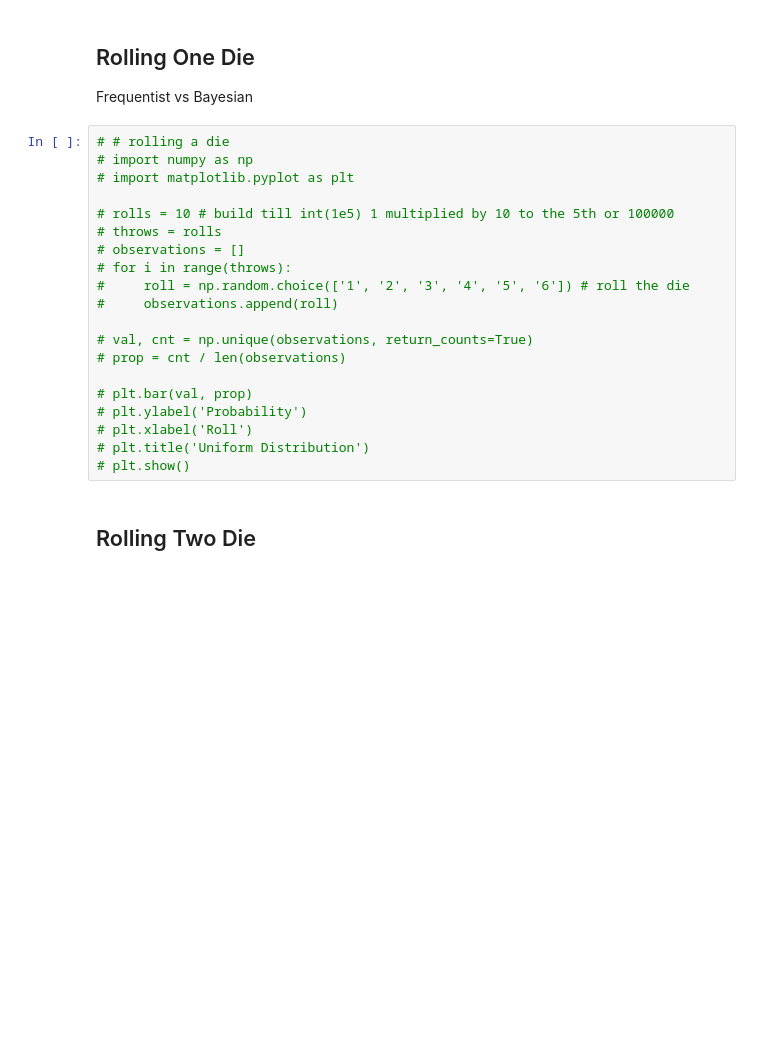
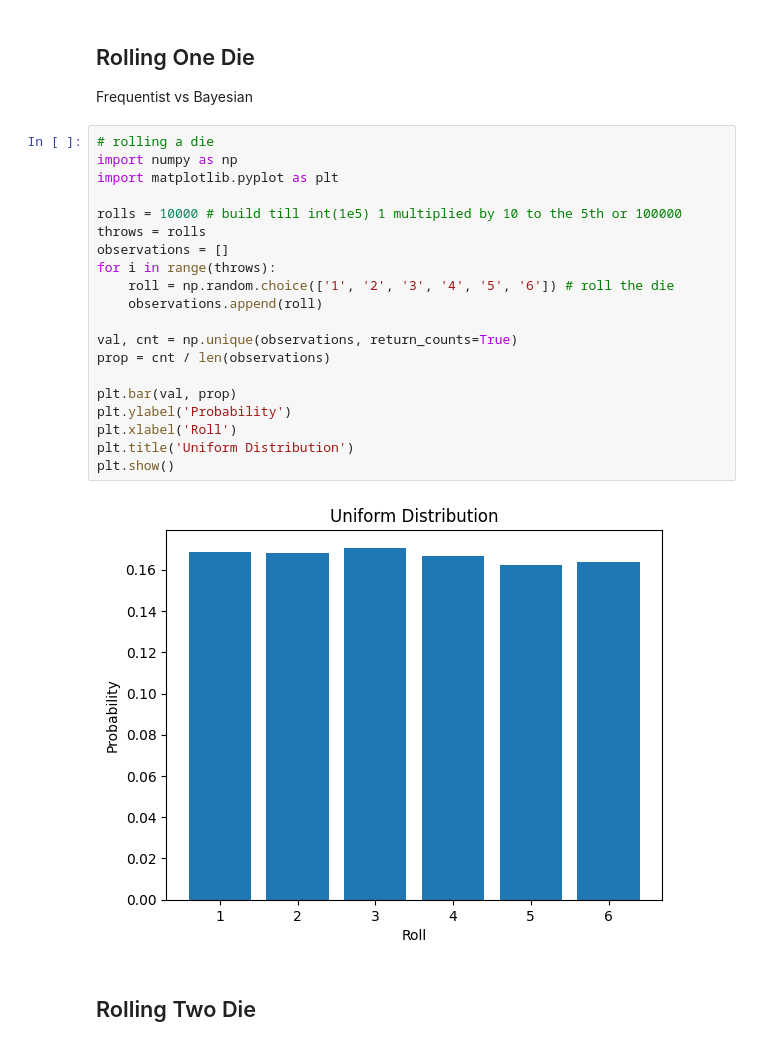
Before and after one commit to BeautyKabore/UNT-DTSC-4050, a Jupyter notebook: Week_04_Probability/Week_04_Probability.ipynb, the cells around one changed output. Drawn from its saved outputs; the diff is of its cells as text; blank space fills up the shorter version.

```diff
--- a/Week_04_Probability/Week_04_Probability.ipynb
+++ b/Week_04_Probability/Week_04_Probability.ipynb
@@ -79,25 +79,27 @@ Art of Statistics
 
 Frequentist vs Bayesian
 # %%
-# # rolling a die
-# import numpy as np
-# import matplotlib.pyplot as plt
+# rolling a die
+import numpy as np
+import matplotlib.pyplot as plt
 
-# rolls = 10 # build till int(1e5) 1 multiplied by 10 to the 5th or 100000
-# throws = rolls
-# observations = []
-# for i in range(throws):
-#     roll = np.random.choice(['1', '2', '3', '4', '5', '6']) # roll the die
-#     observations.append(roll)
+rolls = 10000 # build till int(1e5) 1 multiplied by 10 to the 5th or 100000
+throws = rolls
+observations = []
+for i in range(throws):
+    roll = np.random.choice(['1', '2', '3', '4', '5', '6']) # roll the die
+    observations.append(roll)
 
-# val, cnt = np.unique(observations, return_counts=True)
-# prop = cnt / len(observations)
+val, cnt = np.unique(observations, return_counts=True)
+prop = cnt / len(observations)
 
-# plt.bar(val, prop)
-# plt.ylabel('Probability')
-# plt.xlabel('Roll')
-# plt.title('Uniform Distribution')
-# plt.show()
+plt.bar(val, prop)
+plt.ylabel('Probability')
+plt.xlabel('Roll')
+plt.title('Uniform Distribution')
+plt.show()
+# %% [output]
+[figure, added]
 # %% [markdown]
 ## Rolling Two Die
 # %%
```
Also changed, not shown: parts of 18 cells of this notebook.
